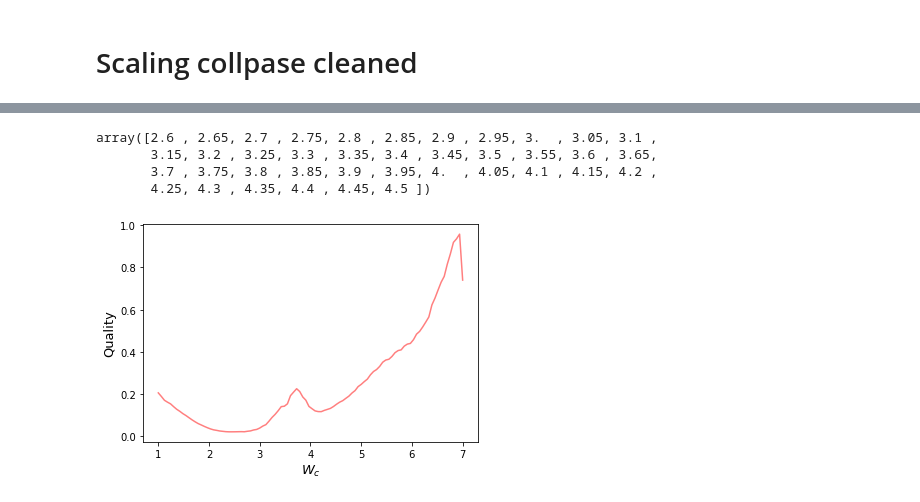
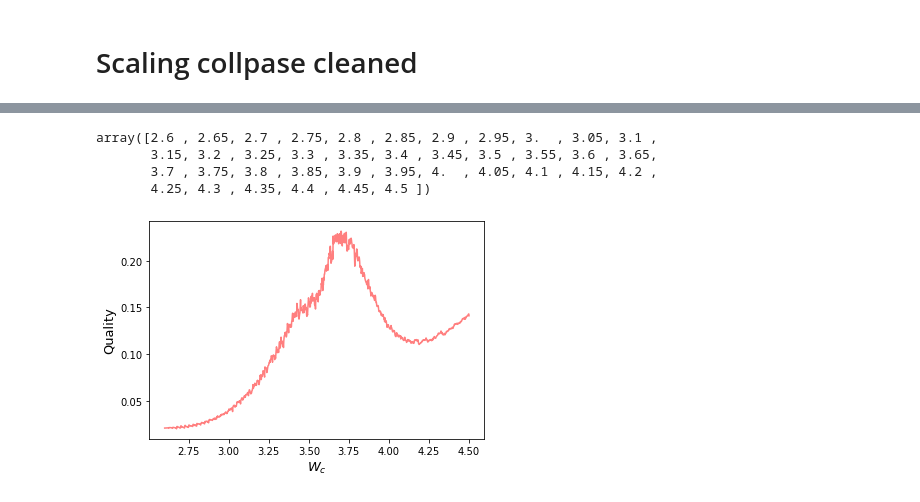
Before and after one commit to tonton-golio/mbl-intrinsicDim, a Jupyter notebook: scaling_Cleaned.ipynb, the cells around one changed output, grey strips where cells are left out. Drawn from its saved outputs; the diff is of its cells as text; code cells hidden in the pictures.

Commit message:
Now with alpha; a free param.

```diff
--- a/scaling_Cleaned.ipynb
+++ b/scaling_Cleaned.ipynb
@@ -65,22 +65,21 @@ def ff(a,b):
 
 ff = np.vectorize(ff)
 
-def x_BKT(rho, rho_c, l, nu):
-    a = nu
-    sign=ff(rho[0], rho_c)
-    sign=1
-    return l*np.exp(sign*a/np.sqrt(abs(rho-rho_c)))
+def x_BKT(rho, rho_c, l, alpha):
+    #sign=ff(rho[0], rho_c)
+    #sign=1
+    return l*np.exp(-alpha/np.sqrt(abs(rho-rho_c)))
 
 def y_func(y, l, zeta,nu):
     return np.power(l, -zeta/nu) * y
 
-def goal_function(args = [3.,2.2,1.2]):
-    rho_c, nu, zeta = args[0],  args[1],  args[2]
+def goal_function(args = [3.,2.2,1.2, 1.4]):
+    rho_c, nu, zeta, alpha = args[0],  args[1],  args[2], args[3]
 
-    x,y,dy = scaledata(l,rho,a,da,rho_c,nu,zeta)
+    x,y,dy = scaledata(l,rho,a,da,rho_c,nu,zeta, alpha)
     return quality(x,y,dy)
 
-def scaledata(l, rho, a, da, rho_c, nu, zeta):
+def scaledata(l, rho, a, da, rho_c, nu, zeta, alpha):
     # rho_c, nu, and zeta should be float
     rho_c = float(rho_c)
     nu = float(nu)
@@ -90,7 +89,7 @@ def scaledata(l, rho, a, da, rho_c, nu, zeta):
 
     '''x = np.power(l_mesh, 1. / nu) * (rho_mesh - rho_c) ## old'''
     #x = l_mesh*np.exp(-1.4/np.sqrt(abs(rho_mesh-rho_c)))  ### This 1.4 is taking from mendes santos :/
-    x = x_BKT(rho_mesh, rho_c,l_mesh,nu=-1.4)
+    x = x_BKT(rho_mesh, rho_c,l_mesh,alpha)
     y = np.power(l_mesh, - zeta / nu) * a
     dy = np.power(l_mesh, - zeta / nu) * da
 
@@ -102,16 +101,16 @@ def scaledata(l, rho, a, da, rho_c, nu, zeta):
 
     return x, y, dy
 
-def autoscale(l, rho, a, da, rho_c0, nu0, zeta0, x_bounds=None, **kwargs):
+def autoscale(l, rho, a, da, rho_c0, nu0, zeta0, alpha0, x_bounds=None, **kwargs):
 
 
     ret = minimize(
         goal_function,
-        [rho_c0, nu0, zeta0],
+        [rho_c0, nu0, zeta0,alpha0],
         method='Nelder-Mead',
         options={
-            'xtol': 1e-2,
-            'ftol': 1e-2,
+            'xtol': 1e-3,
+            'ftol': 1e-3,
         }
     )
 
@@ -123,8 +122,8 @@ def autoscale(l, rho, a, da, rho_c0, nu0, zeta0, x_bounds=None, **kwargs):
 
     ret['varco'] = varco
     ret['errors'] = errors
-    ret['rho'], ret['nu'], ret['zeta'] = ret['x']
-    ret['drho'], ret['dnu'], ret['dzeta'] = ret['errors']
+    ret['rho'], ret['nu'], ret['zeta'], ret['alpha'] = ret['x']
+    ret['drho'], ret['dnu'], ret['dzeta'], ret['dalpha'] = ret['errors']
 
     return ret
 def _neldermead_errors(sim, fsim, fun):
@@ -185,29 +184,29 @@ def _neldermead_errors(sim, fsim, fun):
 rho = np.linspace(0.1,6.1,31)
 rho, a, da = load_data(rho)
 l = [8,10,12,14]
-# %%
-rho = np.concatenate([np.arange(1,2.6,0.2), np.arange(2.6,4.55,0.05), np.arange(4.7,6.2,0.2)])
-a = np.vstack([ma.mean(ID, axis=0) for ID in [ID8,ID10,ID12,ID14]])
-da = np.vstack([ma.std(ID, axis=0) for ID in [ID8,ID10,ID12,ID14]])
-
-
-start,stop = 8,47
-a, da, rho = a[:,start:stop],da[:,start:stop],rho[start:stop]
-rho
-# %% [output]
-array([2.6 , 2.65, 2.7 , 2.75, 2.8 , 2.85, 2.9 , 2.95, 3.  , 3.05, 3.1 ,
-       3.15, 3.2 , 3.25, 3.3 , 3.35, 3.4 , 3.45, 3.5 , 3.55, 3.6 , 3.65,
-       3.7 , 3.75, 3.8 , 3.85, 3.9 , 3.95, 4.  , 4.05, 4.1 , 4.15, 4.2 ,
-       4.25, 4.3 , 4.35, 4.4 , 4.45, 4.5 ])
+# %%
+rho = np.concatenate([np.arange(1,2.6,0.2), np.arange(2.6,4.55,0.05), np.arange(4.7,6.2,0.2)])
+a = np.vstack([ma.mean(ID, axis=0) for ID in [ID8,ID10,ID12,ID14]])
+da = np.vstack([ma.std(ID, axis=0) for ID in [ID8,ID10,ID12,ID14]])
+
+
+start,stop = 8,47
+a, da, rho = a[:,start:stop],da[:,start:stop],rho[start:stop]
+rho
+# %% [output]
+array([2.6 , 2.65, 2.7 , 2.75, 2.8 , 2.85, 2.9 , 2.95, 3.  , 3.05, 3.1 ,
+       3.15, 3.2 , 3.25, 3.3 , 3.35, 3.4 , 3.45, 3.5 , 3.55, 3.6 , 3.65,
+       3.7 , 3.75, 3.8 , 3.85, 3.9 , 3.95, 4.  , 4.05, 4.1 , 4.15, 4.2 ,
+       4.25, 4.3 , 4.35, 4.4 , 4.45, 4.5 ])
 # %%
 out = []
-rs = np.linspace(1,7,100)
+rs = np.linspace(min(rho),max(rho),1000)
 for r in tqdm(rs):
-    out.append(goal_function([r,2,2]))
+    out.append(goal_function([r,2,2,1.5]))
 plt.plot(rs,out, c='r', alpha=.5)
 plt.xlabel('$W_c$', fontsize=13)
 plt.ylabel('Quality', fontsize=13)
 plt.show()
 # %% [output]
-[figure, old version]
+[figure, new version]
 # %%
```
Also changed, not shown: parts of 6 cells of this notebook.
